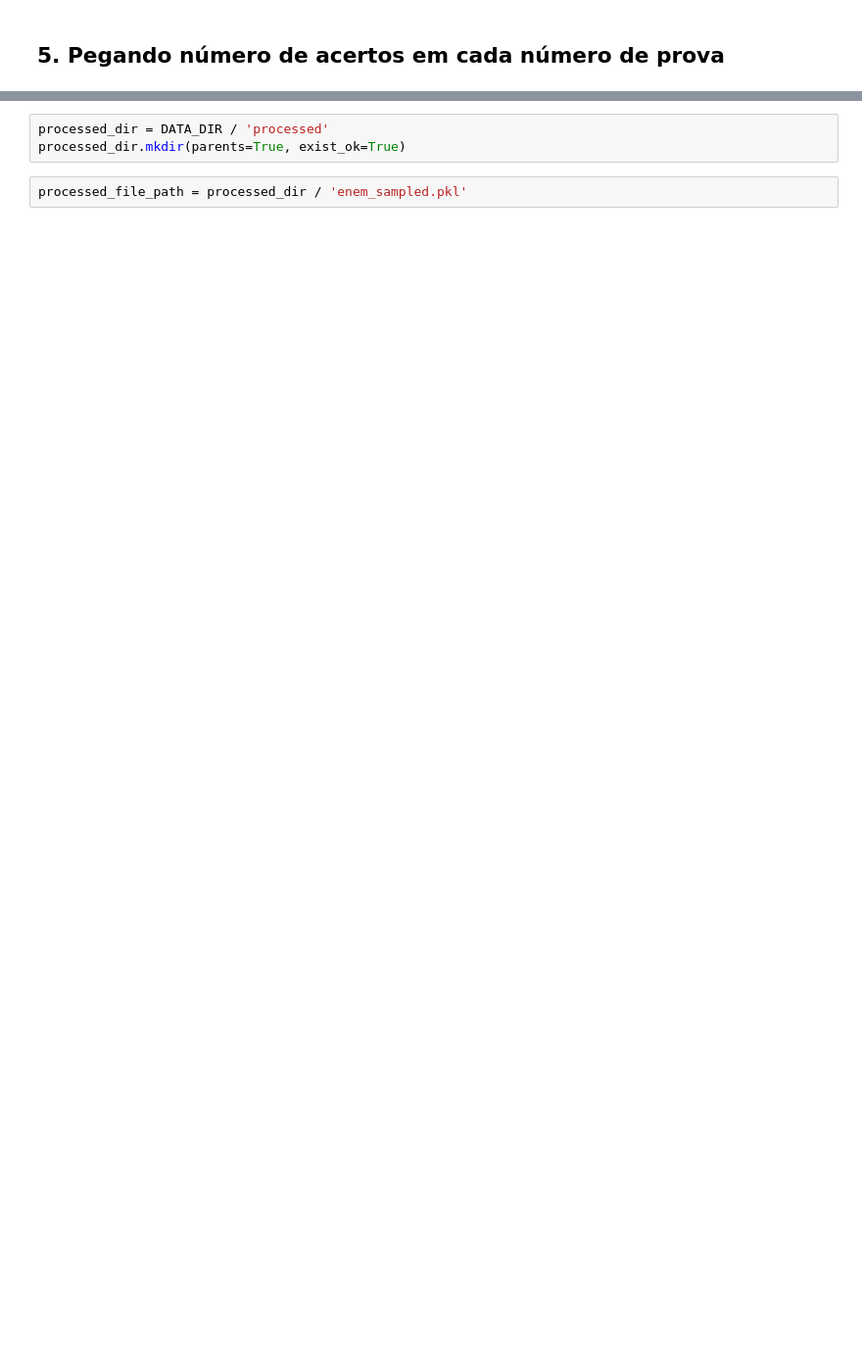
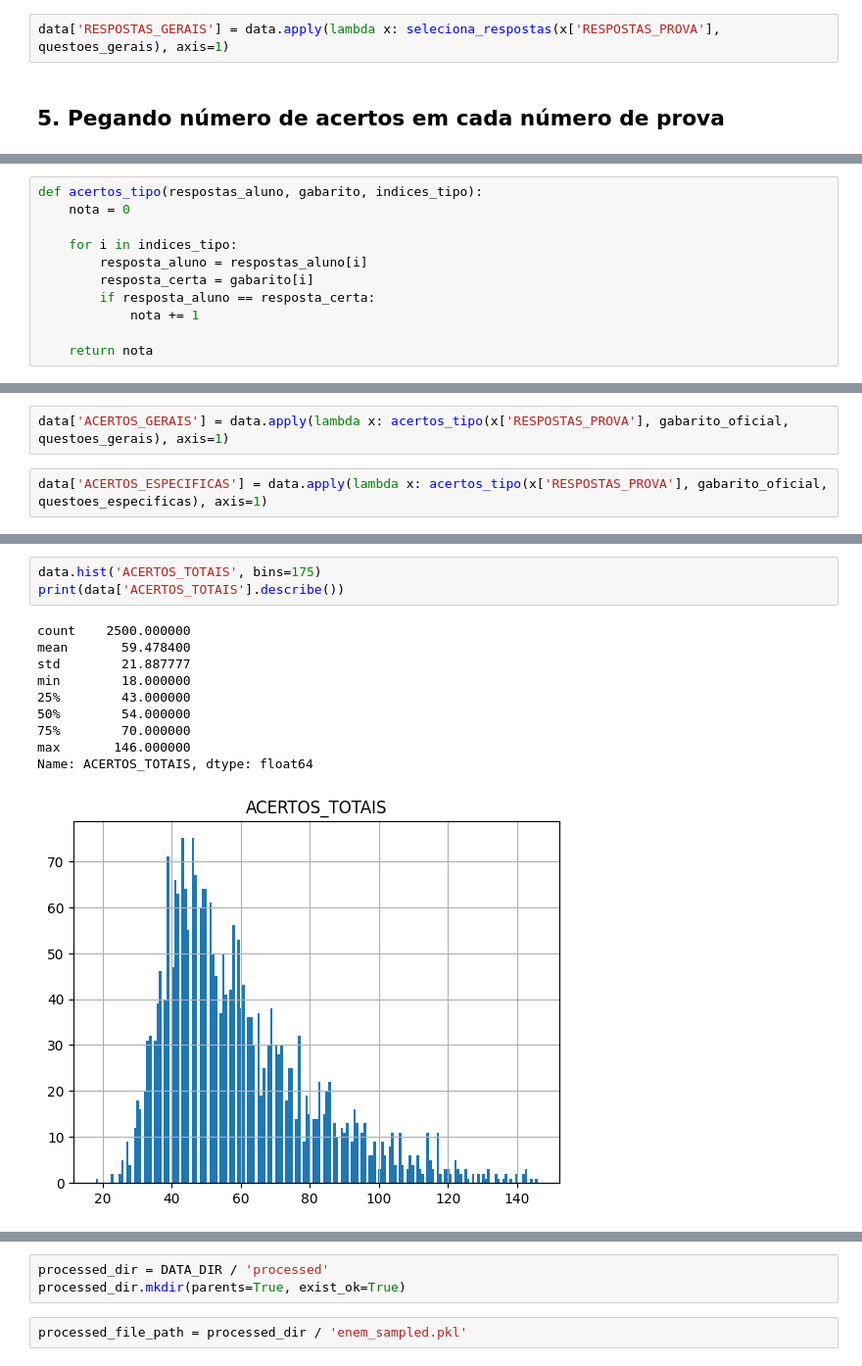
Before and after one commit to gabrielonishi/ENEMSocialNetworkAnalysis, a Jupyter notebook: 1 - Leitura de Dados.ipynb, the cells around one changed output, grey strips where cells are left out. Shown at 98% size. Cells and saved outputs as stored; diff of their text form; blank space fills up the shorter version.

```diff
--- a/1 - Leitura de Dados.ipynb
+++ b/1 - Leitura de Dados.ipynb
@@ -362,2 +378,4 @@ len(data_right_types['Gabarito Gerais'].iloc[0]), len(data_right_types['Gabarito
+# %%
+data['RESPOSTAS_GERAIS'] = data.apply(lambda x: seleciona_respostas(x['RESPOSTAS_PROVA'], questoes_gerais), axis=1)
 # %% [markdown]
 ## 5. Pegando número de acertos em cada número de prova
@@ -411,0 +382,11 @@ sampled_data.head(10)
+# %%
+def acertos_tipo(respostas_aluno, gabarito, indices_tipo):
+    nota = 0
+
+    for i in indices_tipo:
+        resposta_aluno = respostas_aluno[i]
+        resposta_certa = gabarito[i]
+        if resposta_aluno == resposta_certa:
+            nota += 1
+
+    return nota
@@ -411,0 +395,4 @@ sampled_data.head(10)
+# %%
+data['ACERTOS_GERAIS'] = data.apply(lambda x: acertos_tipo(x['RESPOSTAS_PROVA'], gabarito_oficial, questoes_gerais), axis=1)
+# %%
+data['ACERTOS_ESPECIFICAS'] = data.apply(lambda x: acertos_tipo(x['RESPOSTAS_PROVA'], gabarito_oficial, questoes_especificas), axis=1)
@@ -411,0 +413,14 @@ sampled_data.head(10)
+# %%
+data.hist('ACERTOS_TOTAIS', bins=175)
+print(data['ACERTOS_TOTAIS'].describe())
+# %% [output]
+count    2500.000000
+mean       59.478400
+std        21.887777
+min        18.000000
+25%        43.000000
+50%        54.000000
+75%        70.000000
+max       146.000000
+Name: ACERTOS_TOTAIS, dtype: float64
+[figure, added]
```
Also changed, not shown: parts of 55 cells of this notebook, 8 other files.
